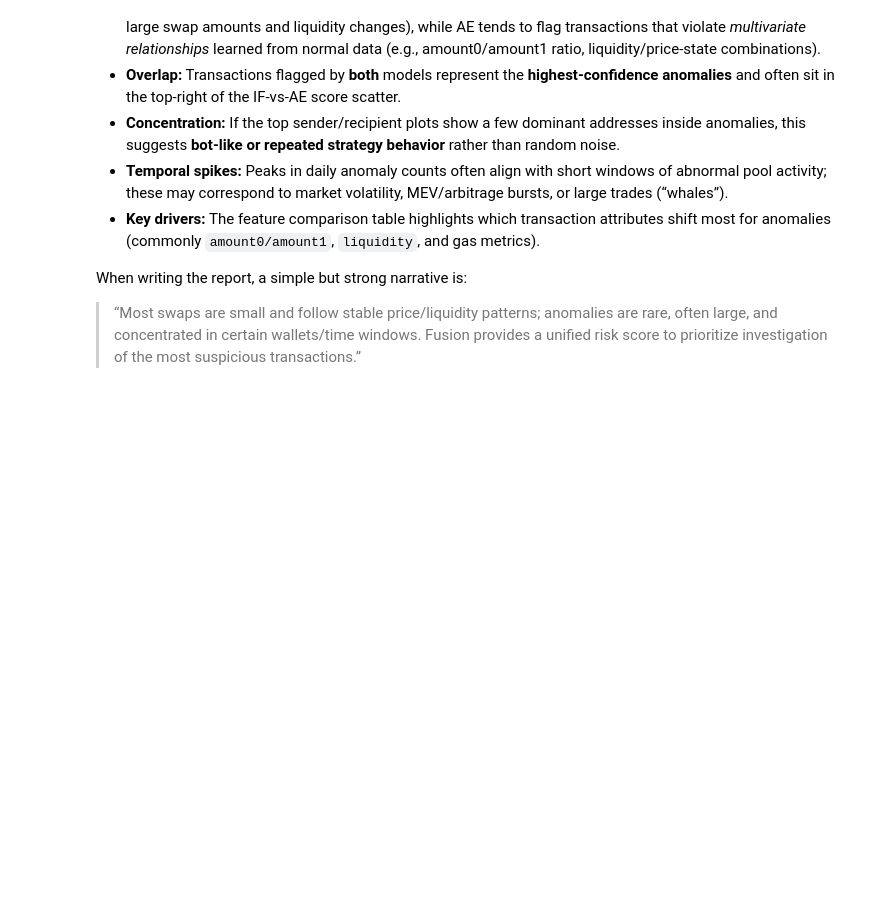
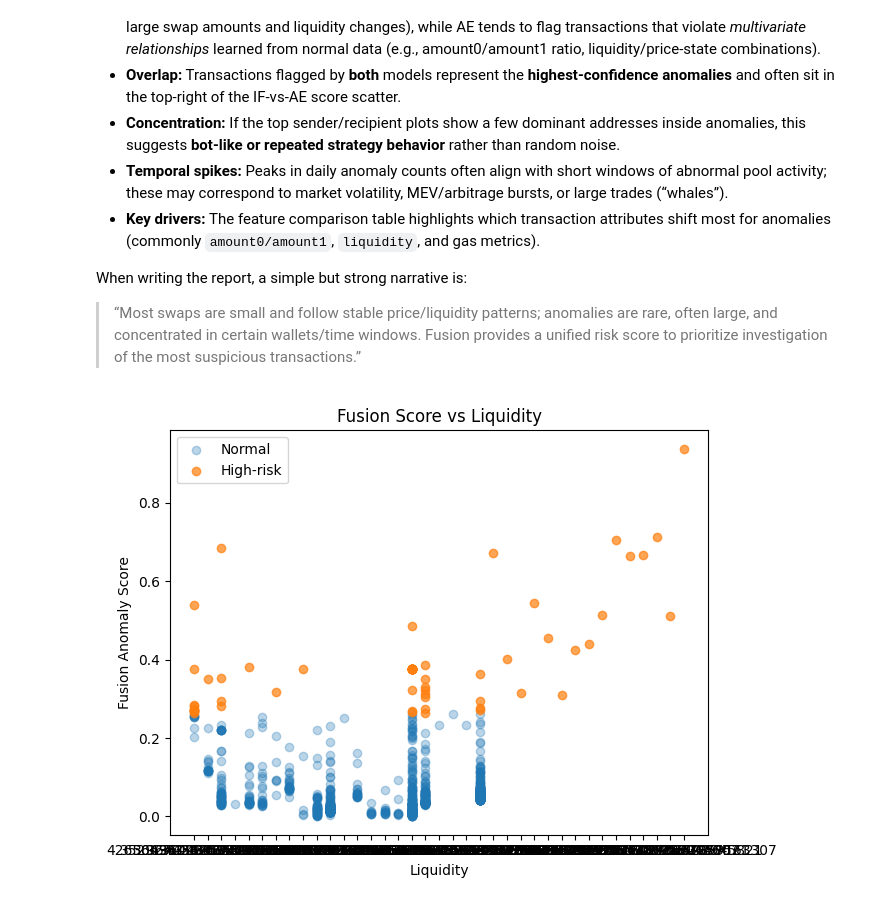
Before and after one commit to minaozdogan/Blockchain-Smart-Contract-Transaction-Anomaly-Detection-Project, a Jupyter notebook: notebooks/visualization_and_comparison_2.ipynb, the cells around one changed output. Saved outputs shown, nothing was run; the diff lists cells and outputs as text; code cells hidden in the pictures; blank space fills up the shorter version.

```diff
--- a/notebooks/visualization_and_comparison_2.ipynb
+++ b/notebooks/visualization_and_comparison_2.ipynb
@@ -547,3 +547,16 @@ Use/adjust these based on the outputs you get after running this notebook:
 
 When writing the report, a simple but strong narrative is:
 > “Most swaps are small and follow stable price/liquidity patterns; anomalies are rare, often large, and concentrated in certain wallets/time windows. Fusion provides a unified risk score to prioritize investigation of the most suspicious transactions.”
+# %%
+plt.figure(figsize=(7,5))
+plt.scatter(norm["liquidity"], norm["fusion_score"], alpha=0.3, label="Normal")
+plt.scatter(anom["liquidity"], anom["fusion_score"], alpha=0.7, label="High-risk")
+
+plt.xlabel("Liquidity")
+plt.ylabel("Fusion Anomaly Score")
+plt.title("Fusion Score vs Liquidity")
+plt.legend()
+plt.tight_layout()
+plt.show()
+# %% [output]
+[figure, added]
```
Also changed, not shown: parts of 6 cells of this notebook.
